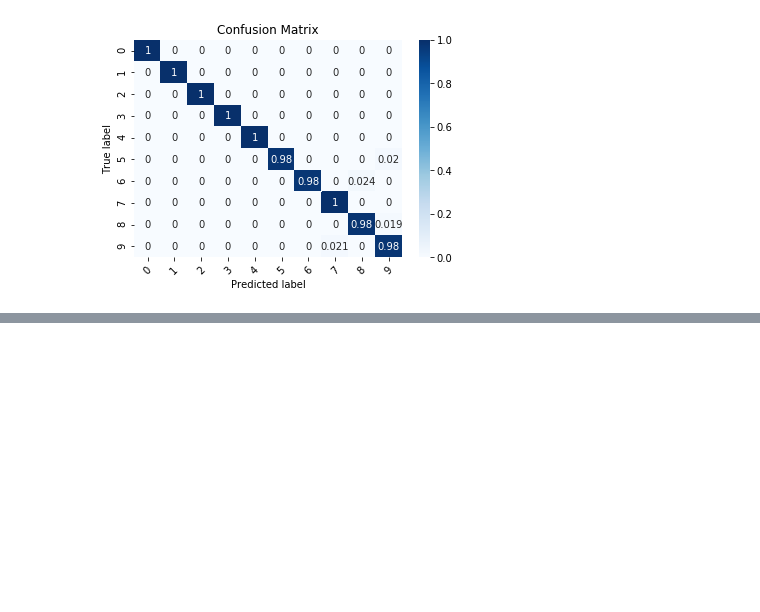
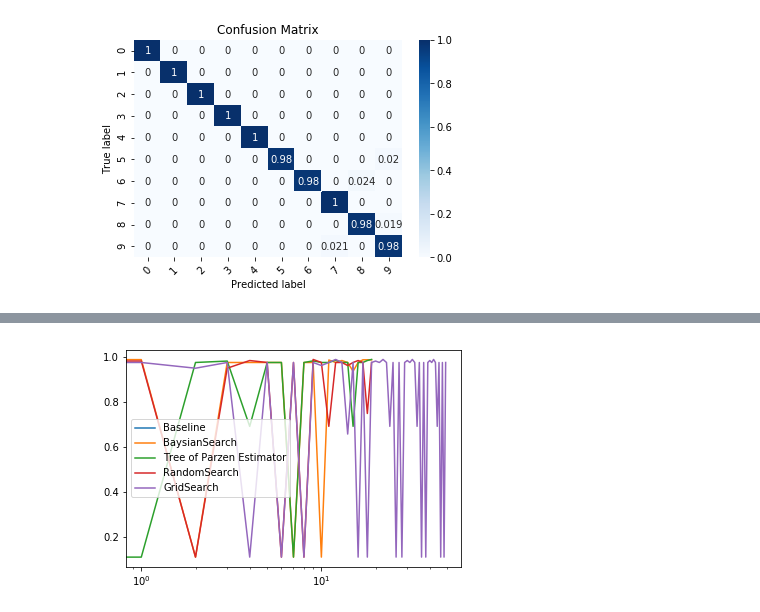
Before and after one commit to tonianelope/Hyper-Parameter-Tuning, a Jupyter notebook: HPT_core/hpt-SVC-example.ipynb, the cells around one changed output, grey strips where cells are left out. Cells and saved outputs as stored; diff of their text form; code cells hidden in the pictures; blank space fills up the shorter version.

```diff
--- a/HPT_core/hpt-SVC-example.ipynb
+++ b/HPT_core/hpt-SVC-example.ipynb
@@ -132,0 +145,7 @@ for r in all_results[0]:
+# %%
+fig, ax = plt.subplots()
+ax.set_xscale('log')
+for r in all_results[0]:
+    sns.lineplot(x=[i for i in range(r[PARAMS_SAMPLED])], y=r[INNER_RES]['mean_test_score'],label=r[HPT_METHOD])
+# %% [output]
+[figure, added]
```
Also changed, not shown: parts of 1 cell of this notebook, 4 other files.
